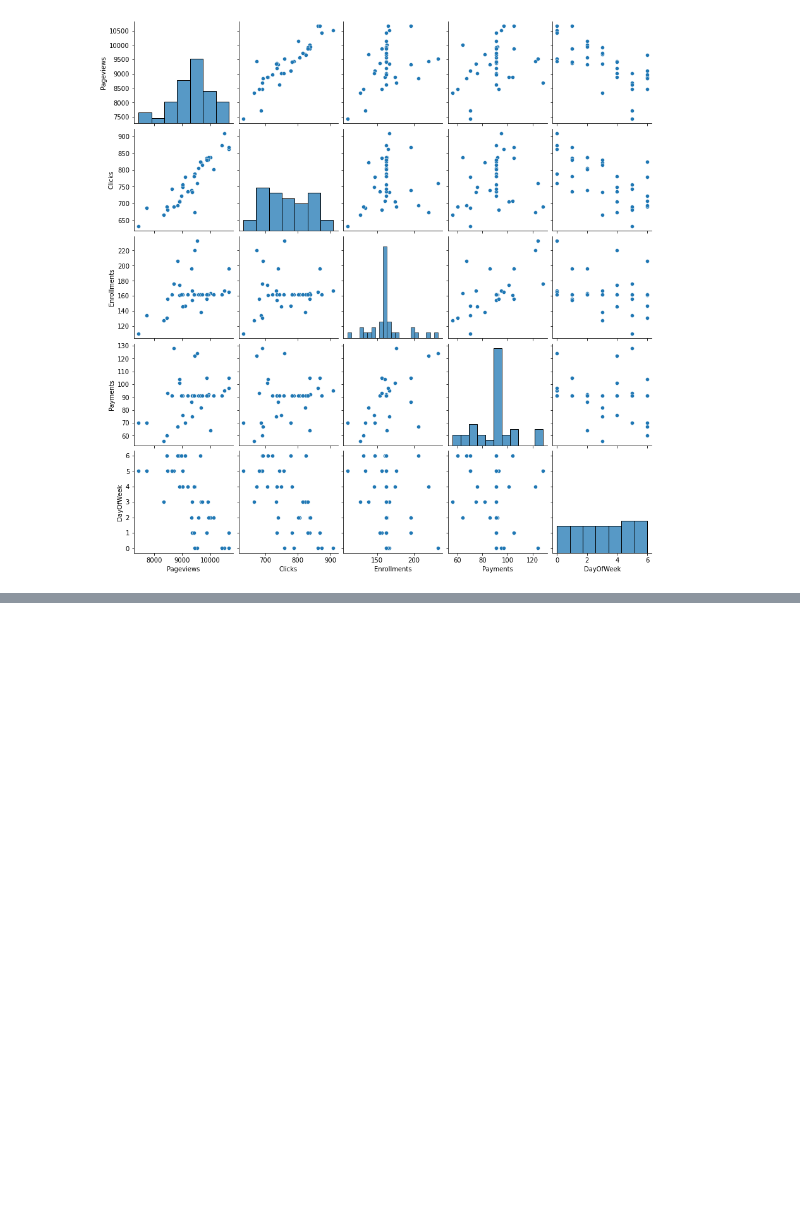
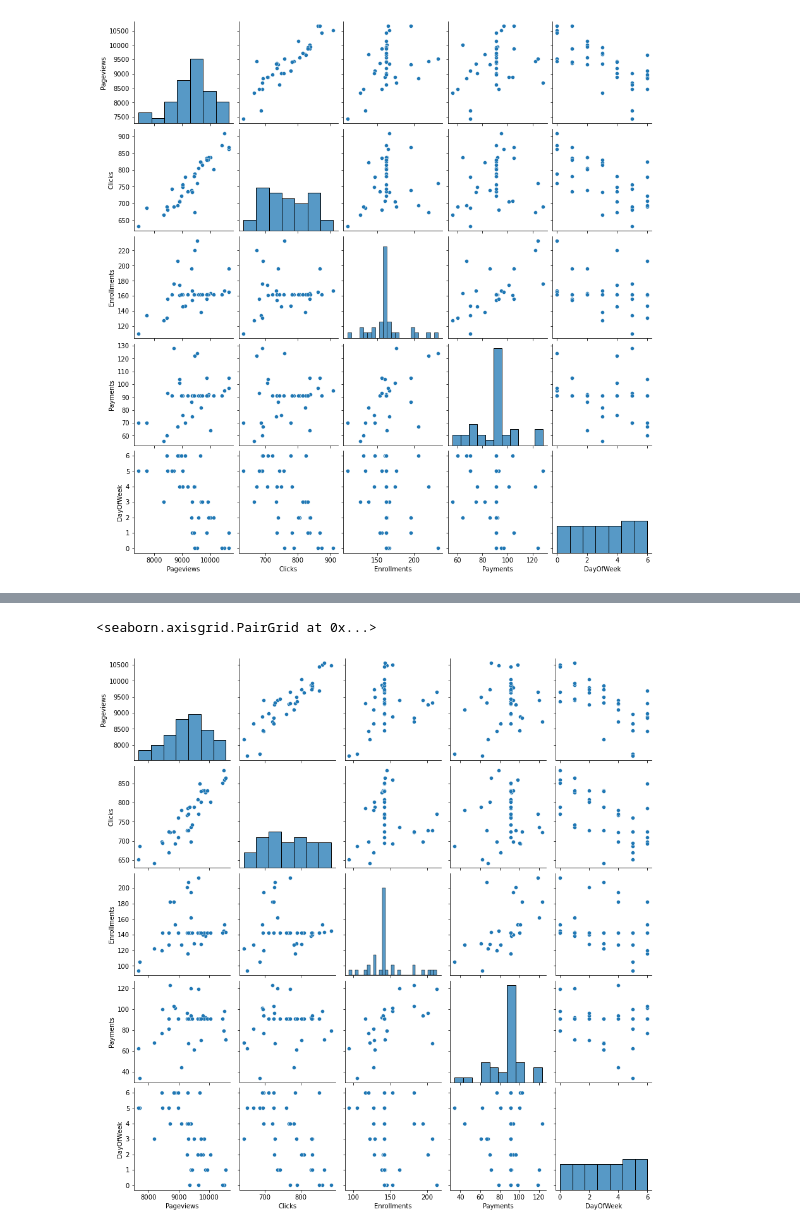
Before and after one commit to JacKira/IT_project, a Jupyter notebook: PipeLine.ipynb, the cells around one changed output, grey strips where cells are left out. Saved outputs shown, nothing was run; the diff lists cells and outputs as text; code cells hidden in the pictures; blank space fills up the shorter version.

```diff
--- a/PipeLine.ipynb
+++ b/PipeLine.ipynb
@@ -134,0 +214,2 @@ sns.pairplot(df_norm)
+# %%
+df.DayOfWeek = df.DayOfWeek.map({'Mon':0, 'Tue':1, 'Wed':2, 'Thu':3, 'Fri':4, 'Sat':5, 'Sun':6})
@@ -134,0 +227,9 @@ sns.pairplot(df_norm)
+# %%
+def GetDate(s):
+    s = s.split(' ')
+    month = s[1].replace('Oct', '10').replace('Nov', '11')
+    return "2021-" + month + "-" + s[2]
+# %%
+df.Date = df.Date.map(lambda x: GetDate(x.split(',')[1]))
+# %%
+df.Date = pd.to_datetime(df.Date)
@@ -134,0 +245,5 @@ sns.pairplot(df_norm)
+# %%
+sns.pairplot(df)
+# %% [output]
+<seaborn.axisgrid.PairGrid at 0x...>
+[figure, added]
```
Also changed, not shown: parts of 24 cells of this notebook.
